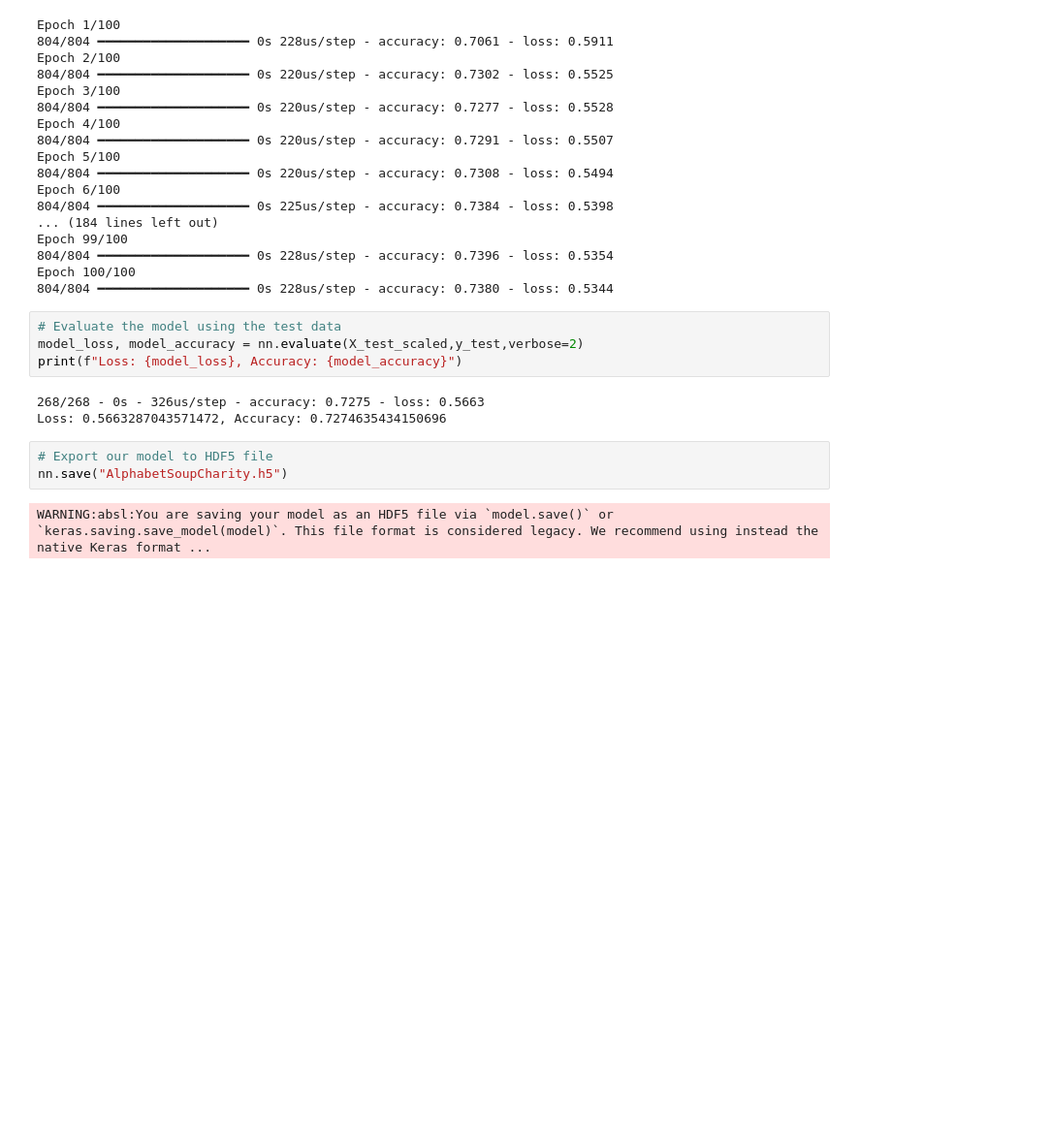
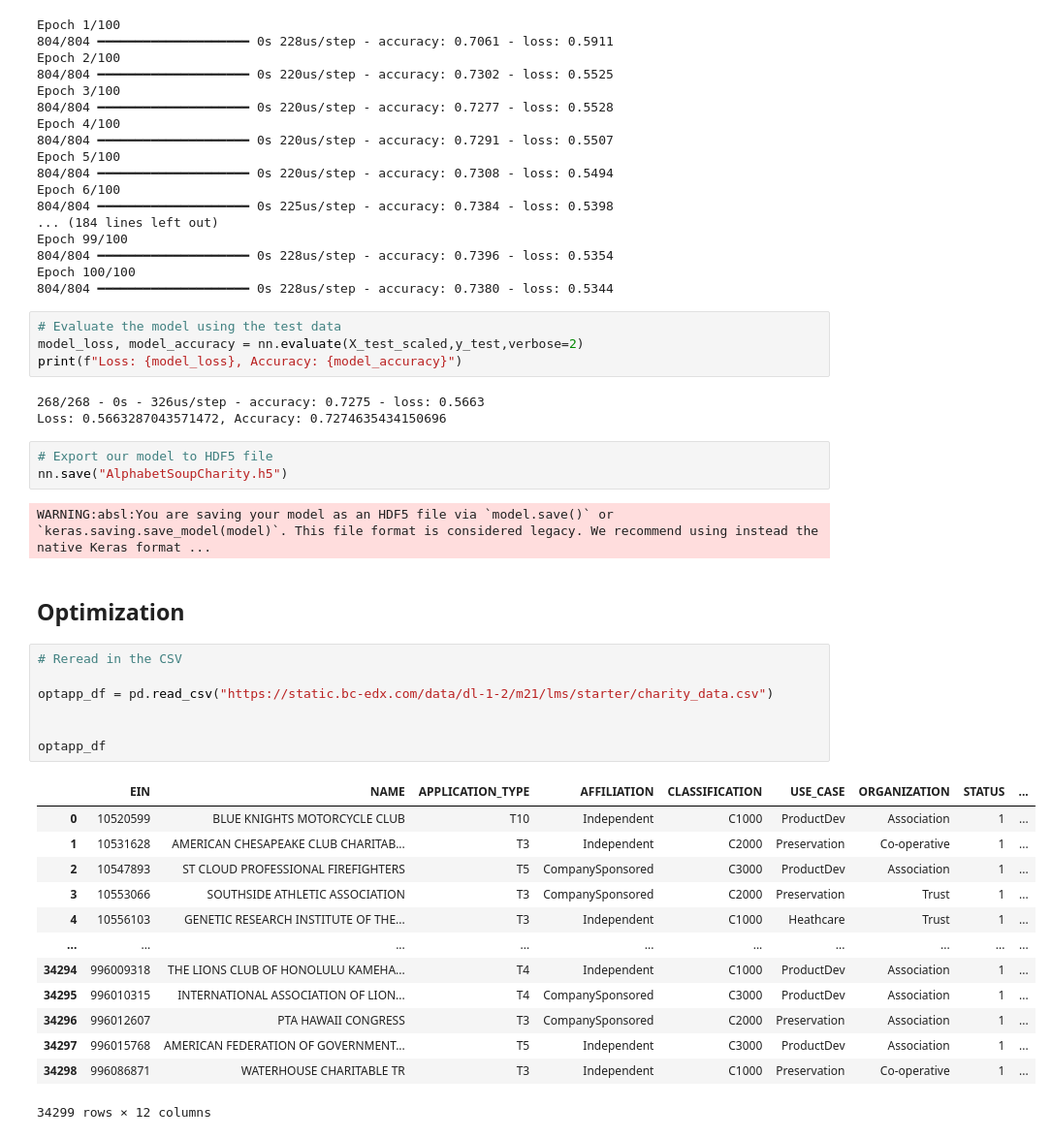
Before and after one commit to PatrickJohnDean/deep-learning-challenge, a Jupyter notebook: Deep Learning Challenge/Starter_Code/Starter_Code.ipynb, the cells around one changed output. Shown: that part at 97% size. Drawn from its saved outputs; the diff is of its cells as text; blank space fills up the shorter version.

```diff
--- a/Deep Learning Challenge/Starter_Code/Starter_Code.ipynb
+++ b/Deep Learning Challenge/Starter_Code/Starter_Code.ipynb
@@ -235,3 +235,26 @@ Loss: 0.5663287043571472, Accuracy: 0.7274635434150696
 nn.save("AlphabetSoupCharity.h5")
 # %% [output]
 WARNING:absl:You are saving your model as an HDF5 file via `model.save()` or `keras.saving.save_model(model)`. This file format is considered legacy. We recommend using instead the native Keras format ...
+# %% [markdown]
+## Optimization
+# %%
+# Reread in the CSV
+
+optapp_df = pd.read_csv("https://static.bc-edx.com/data/dl-1-2/m21/lms/starter/charity_data.csv")
+
+
+optapp_df
+# %% [output]
+|  | EIN | NAME | APPLICATION_TYPE | AFFILIATION | CLASSIFICATION | USE_CASE | ORGANIZATION | STATUS | ... |
+| 0 | 10520599 | BLUE KNIGHTS MOTORCYCLE CLUB | T10 | Independent | C1000 | ProductDev | Association | 1 | ... |
+| 1 | 10531628 | AMERICAN CHESAPEAKE CLUB CHARITAB... | T3 | Independent | C2000 | Preservation | Co-operative | 1 | ... |
+| 2 | 10547893 | ST CLOUD PROFESSIONAL FIREFIGHTERS | T5 | CompanySponsored | C3000 | ProductDev | Association | 1 | ... |
+| 3 | 10553066 | SOUTHSIDE ATHLETIC ASSOCIATION | T3 | CompanySponsored | C2000 | Preservation | Trust | 1 | ... |
+| 4 | 10556103 | GENETIC RESEARCH INSTITUTE OF THE... | T3 | Independent | C1000 | Heathcare | Trust | 1 | ... |
+| ... | ... | ... | ... | ... | ... | ... | ... | ... | ... |
+| 34294 | 996009318 | THE LIONS CLUB OF HONOLULU KAMEHA... | T4 | Independent | C1000 | ProductDev | Association | 1 | ... |
+| 34295 | 996010315 | INTERNATIONAL ASSOCIATION OF LION... | T4 | CompanySponsored | C3000 | ProductDev | Association | 1 | ... |
+| 34296 | 996012607 | PTA HAWAII CONGRESS | T3 | CompanySponsored | C2000 | Preservation | Association | 1 | ... |
+| 34297 | 996015768 | AMERICAN FEDERATION OF GOVERNMENT... | T5 | Independent | C3000 | ProductDev | Association | 1 | ... |
+| 34298 | 996086871 | WATERHOUSE CHARITABLE TR | T3 | Independent | C1000 | Preservation | Co-operative | 1 | ... |
+34299 rows × 12 columns
```
Also changed, not shown: parts of 1 cell of this notebook, 1 other file.
